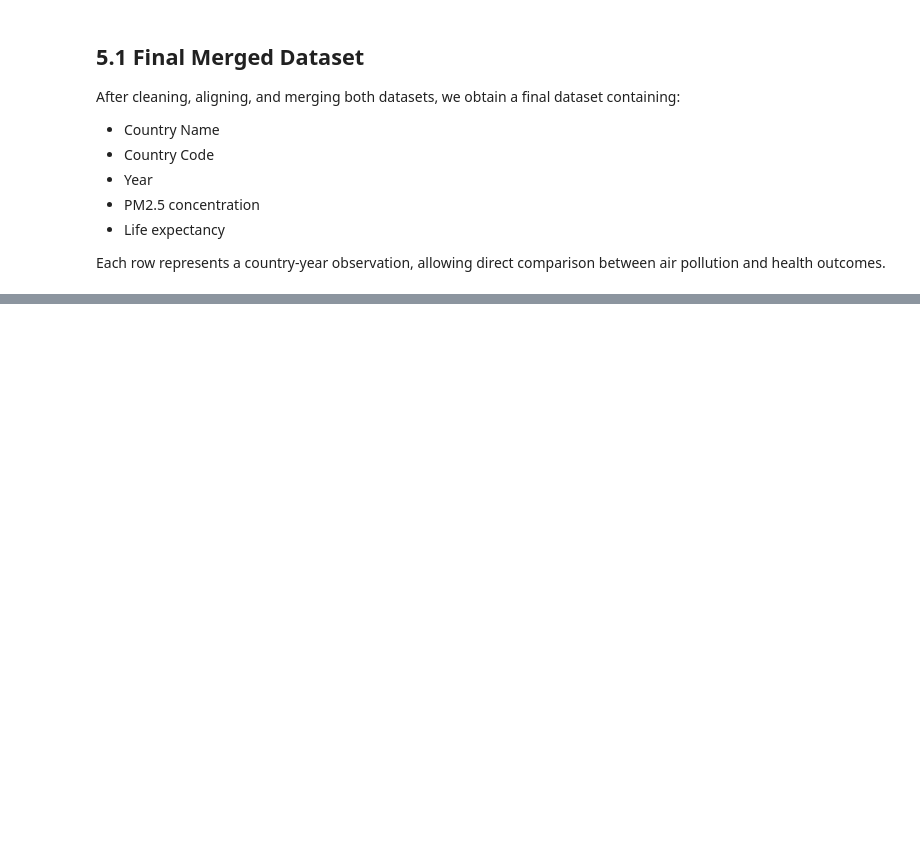
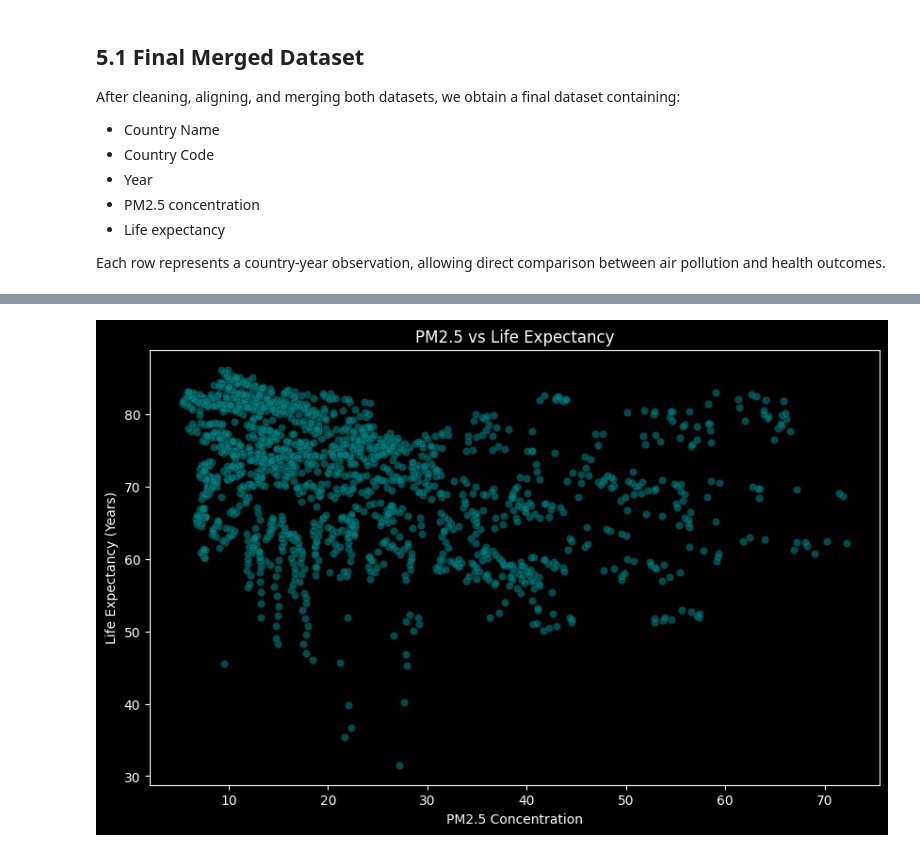
Before and after one commit to Enarb1/air-pollution-health-impact, a Jupyter notebook: notebooks/air_polution_health_impact_project.ipynb, the cells around one changed output, grey strips where cells are left out. Cells and saved outputs as stored; diff of their text form; code cells hidden in the pictures; blank space fills up the shorter version.

Commit message:
New: Complete EDA with visualizations and trends

```diff
--- a/notebooks/air_polution_health_impact_project.ipynb
+++ b/notebooks/air_polution_health_impact_project.ipynb
@@ -444,3 +444,11 @@ Data columns (total 5 columns):
  4   Life expectancy at birth (total years)  1670 non-null   float64
 dtypes: float64(2), int64(1), str(2)
 memory usage: 65.4 KB
+# %%
+# Rename of the "Life Expectancy..." column
+
+merged_df = merged_df.rename(columns={
+    'Life expectancy at birth (total years)': 'Life Expectancy',
+})
+
+merged_df.head()
@@ -458,0 +480,17 @@ Each row represents a country-year observation, allowing direct comparison betwe
+# %%
+plt.figure(figsize=(10, 6))
+plt.scatter(
+    merged_df['PM2.5'],
+    merged_df['Life Expectancy'],
+    alpha=0.6,
+    color='teal',
+    edgecolor='black',
+    linewidth=0.3
+)
+
+plt.xlabel('PM2.5 Concentration')
+plt.ylabel('Life Expectancy (Years)')
+plt.title('PM2.5 vs Life Expectancy')
+plt.show()
+# %% [output]
+[figure, added]
```
Also changed, not shown: parts of 18 cells of this notebook.
